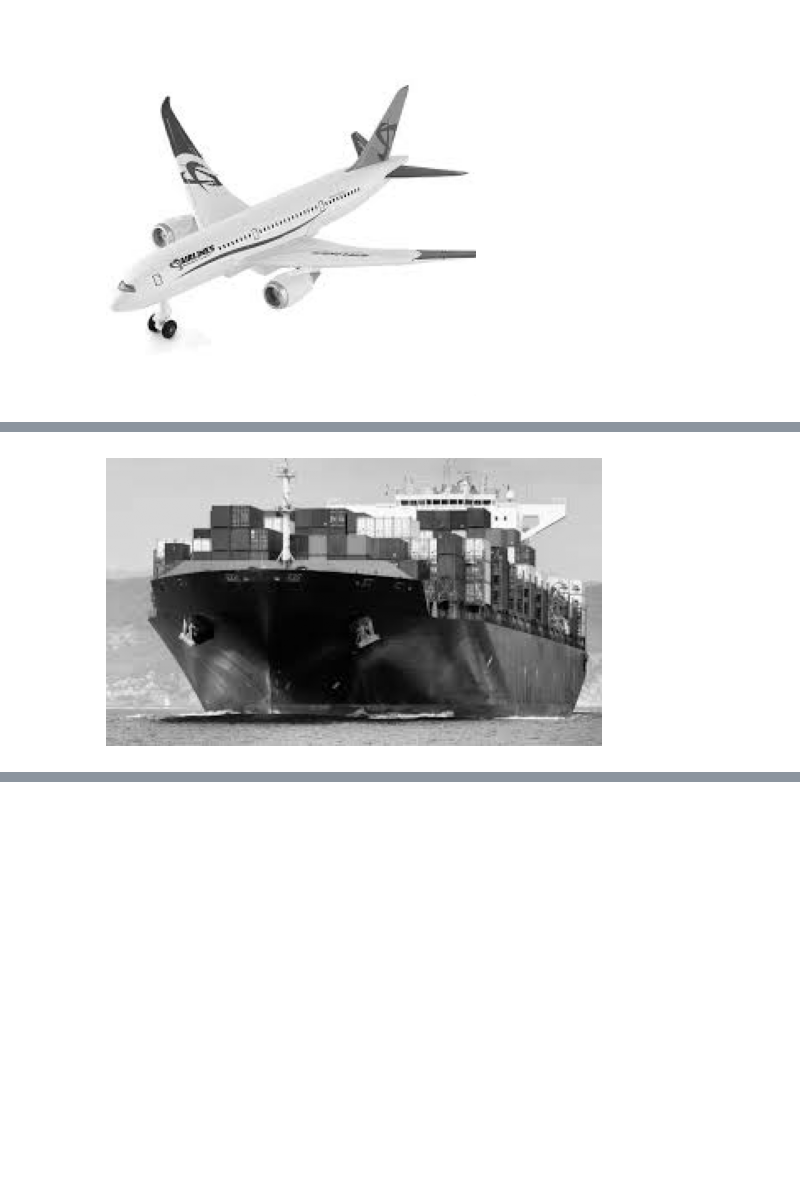
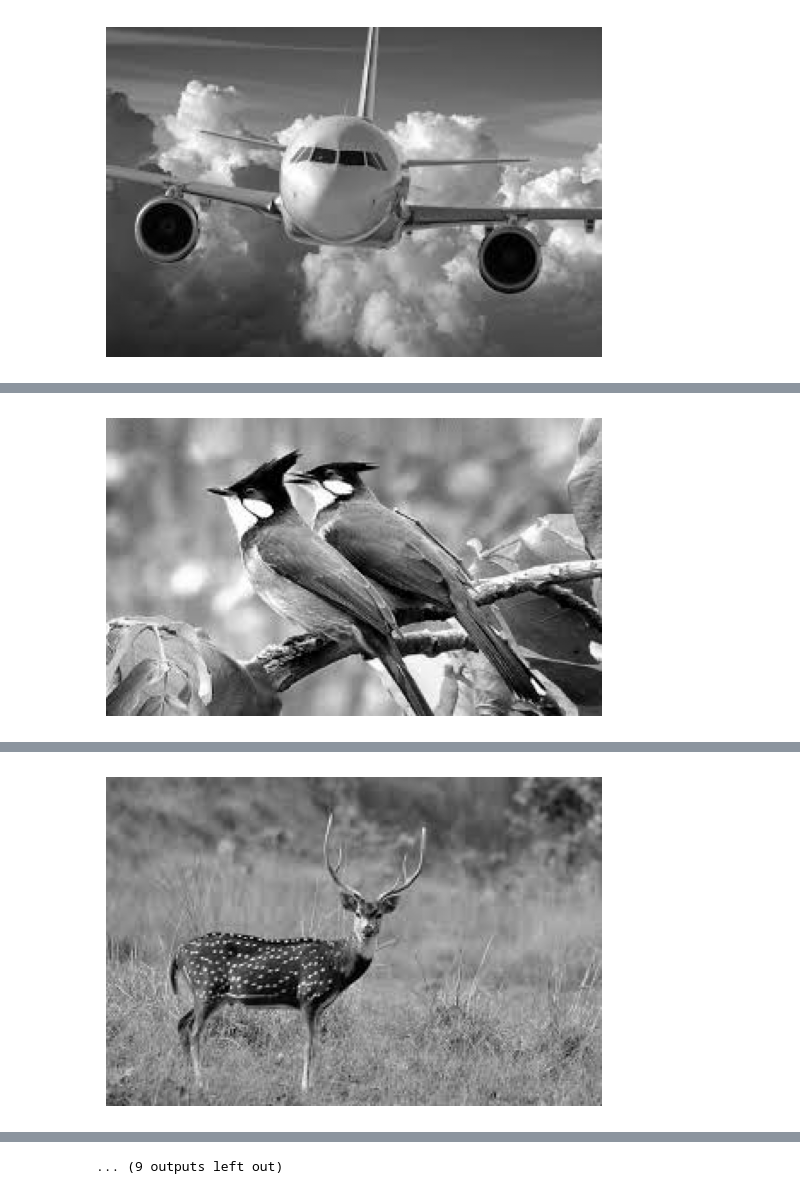
Before and after one commit to NguyenHan243/ANN, a Jupyter notebook: cifar10.ipynb, the cells around one changed output, grey strips where cells are left out. Saved outputs shown, nothing was run; the diff lists cells and outputs as text; code cells hidden in the pictures; blank space fills up the shorter version.

```diff
--- a/cifar10.ipynb
+++ b/cifar10.ipynb
@@ -29,7 +34,7 @@ model.add(Dense(10,activation='softmax'))
 # %%
 import keras
 from tensorflow.keras.optimizers import Adam
-model.compile(optimizer=Adam(learning_rate=0.0001),loss='categorical_crossentropy',metrics=['accuracy'])
+model.compile(optimizer=Adam(learning_rate=0.00001),loss='categorical_crossentropy',metrics=['accuracy'])
 model.summary()
 history = model.fit(x_train, y_train, epochs=100, batch_size=128, validation_data=(x_test, y_test))
 test_loss,test_acc=model.evaluate(x_test,y_test)
@@ -94,7 +99,7 @@ def predict_image(image_path):
     plt.show()
     return predicted_image
 # %%
-image_path=["/content/b6.jfif","/content/tauu.jfif","/content/hu.jfif","/content/chimm.jfif","/content/oto.jfif","/content/dg.jfif","/content/fro.jfif","/content/ngua.jfif","/content/meo3.jfif","/content/truck.jfif"]
+image_path=["/content/a.jfif","/content/chimm.jfif","/content/huou.jfif","/content/ech.jfif","/content/oto.jfif","/content/cat.jfif","/content/horse.jfif","/content/ship.jfif","/content/truck.jfif","/content/dogg.jfif"]
 for path in image_path:
     predicted_image = predict_image(path)
     print(f"Predicted image: {predicted_image}")
@@ -103,2 +108,2 @@ for path in image_path:
-[figure, old version]
+[figure, new version]
 Predicted image: 1
@@ -106 +111 @@ Predicted image: 1
-[figure, old version]
+[figure, new version]
@@ -107,0 +114 @@ Predicted image: 9
+[figure, added]
@@ -107,0 +124 @@ Predicted image: 9
+... (9 outputs left out)
```
Also changed, not shown: parts of 3 cells of this notebook.
